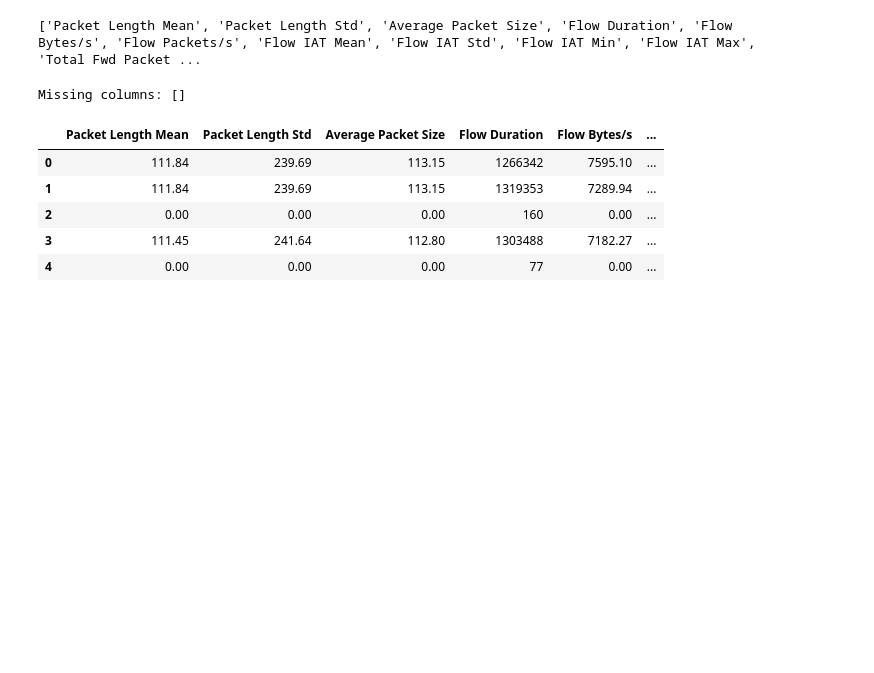
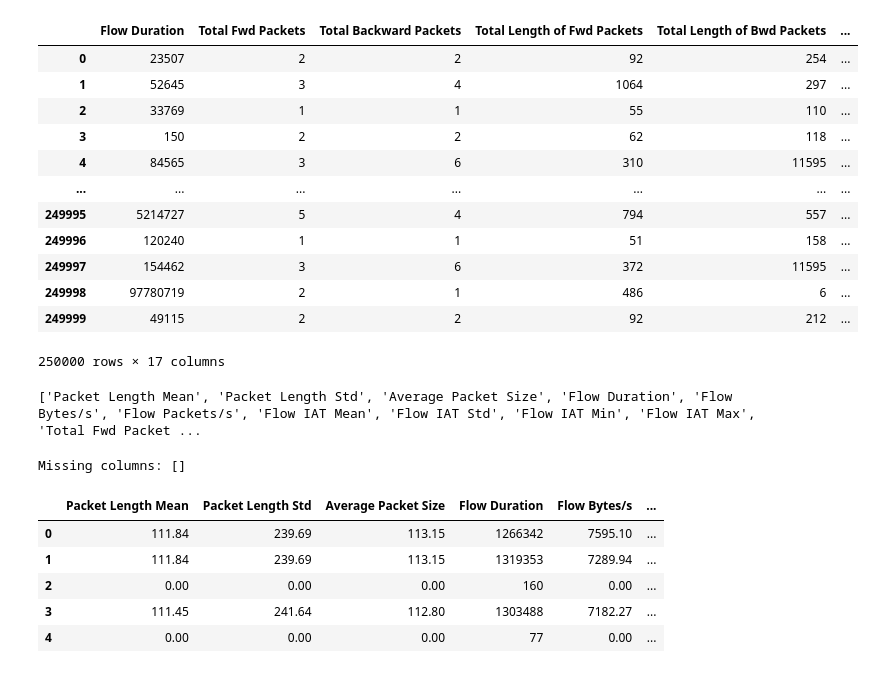
Before and after one commit to BadiaBaghdadi/Encrypted_Network_Traffic_Behavioural_Analysis, a Jupyter notebook: Data_Analysis_plus_Modelling.ipynb, the cells around one changed output. Saved outputs shown, nothing was run; the diff lists cells and outputs as text; code cells hidden in the pictures; blank space fills up the shorter version.

Commit message:
added code to read the sample_data.csv file in the analysis ipynb

```diff
--- a/Data_Analysis_plus_Modelling.ipynb
+++ b/Data_Analysis_plus_Modelling.ipynb
@@ -3,6 +3,24 @@ import pandas as pd
 import numpy as np
 import matplotlib.pyplot as plt
 import seaborn as sns
+# %%
+data = pd.read_csv("Data/Sample_Data/sample_data.csv")
+# %%
+data
+# %% [output]
+|  | Flow Duration | Total Fwd Packets | Total Backward Packets | Total Length of Fwd Packets | Total Length of Bwd Packets | ... |
+| 0 | 23507 | 2 | 2 | 92 | 254 | ... |
+| 1 | 52645 | 3 | 4 | 1064 | 297 | ... |
+| 2 | 33769 | 1 | 1 | 55 | 110 | ... |
+| 3 | 150 | 2 | 2 | 62 | 118 | ... |
+| 4 | 84565 | 3 | 6 | 310 | 11595 | ... |
+| ... | ... | ... | ... | ... | ... | ... |
+| 249995 | 5214727 | 5 | 4 | 794 | 557 | ... |
+| 249996 | 120240 | 1 | 1 | 51 | 158 | ... |
+| 249997 | 154462 | 3 | 6 | 372 | 11595 | ... |
+| 249998 | 97780719 | 2 | 1 | 486 | 6 | ... |
+| 249999 | 49115 | 2 | 2 | 92 | 212 | ... |
+250000 rows × 17 columns
 # %%
 # plot settings
 plt.style.use('default')
```
